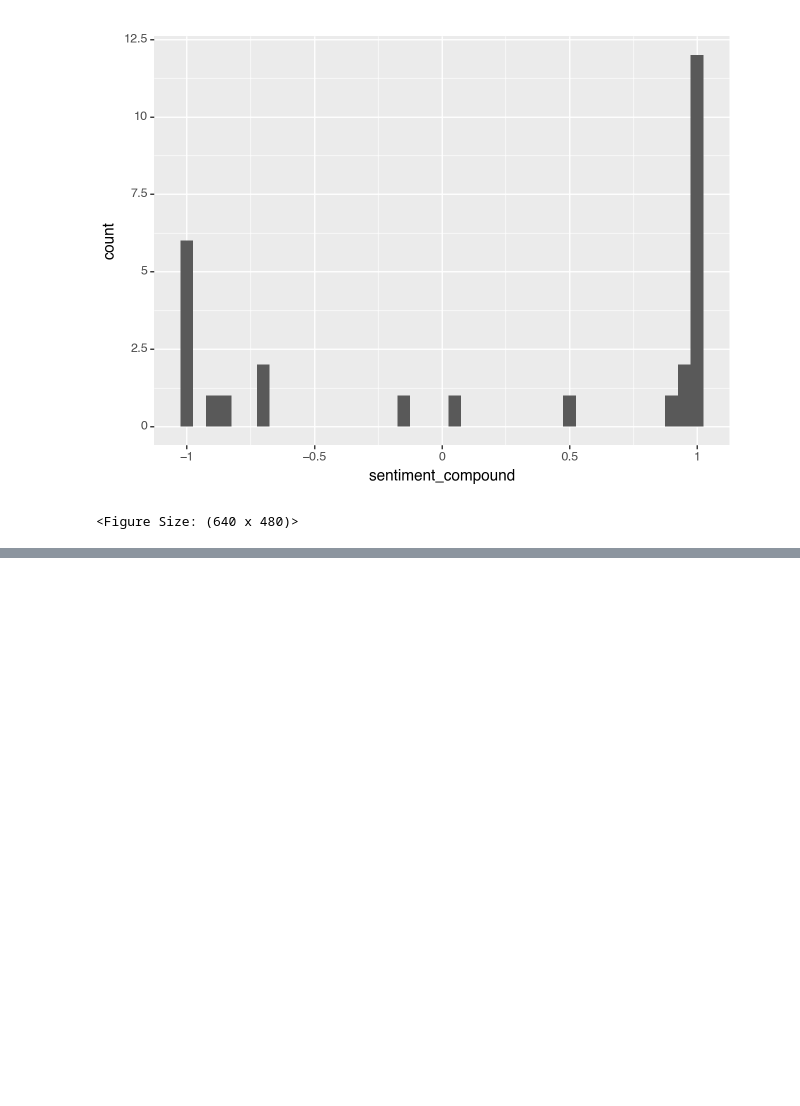
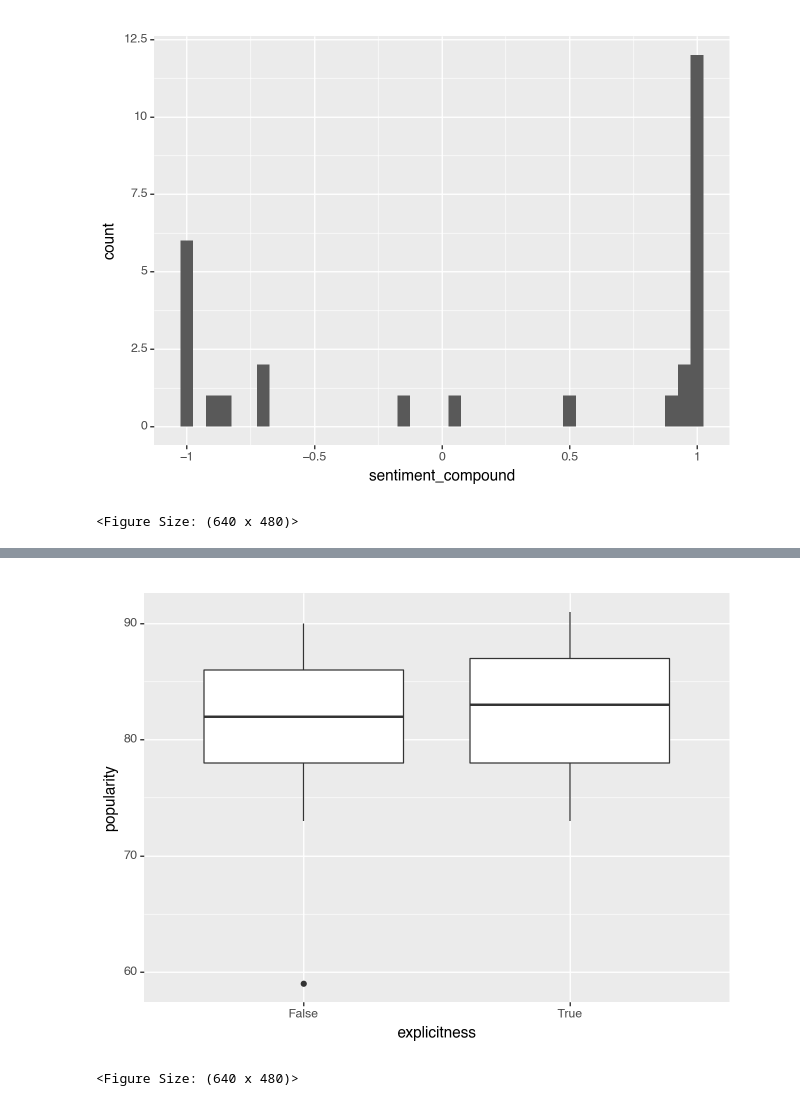
Before and after one commit to lse-ds105/ds105a-project-music-metrics, a Jupyter notebook: notebooks/ruikai_2024.ipynb, the cells around one changed output, grey strips where cells are left out. Cells and saved outputs as stored; diff of their text form; code cells hidden in the pictures; blank space fills up the shorter version.

```diff
--- a/notebooks/ruikai_2024.ipynb
+++ b/notebooks/ruikai_2024.ipynb
@@ -361,0 +373,11 @@ g
+# %%
+boxplot = (
+    ggplot(df) +
+    aes(x = 'explicitness', y = 'popularity') +
+    geom_boxplot()
+)
+
+boxplot
+# %% [output]
+[figure, added]
+<Figure Size: (640 x 480)>
```
Also changed, not shown: parts of 4 cells of this notebook.
